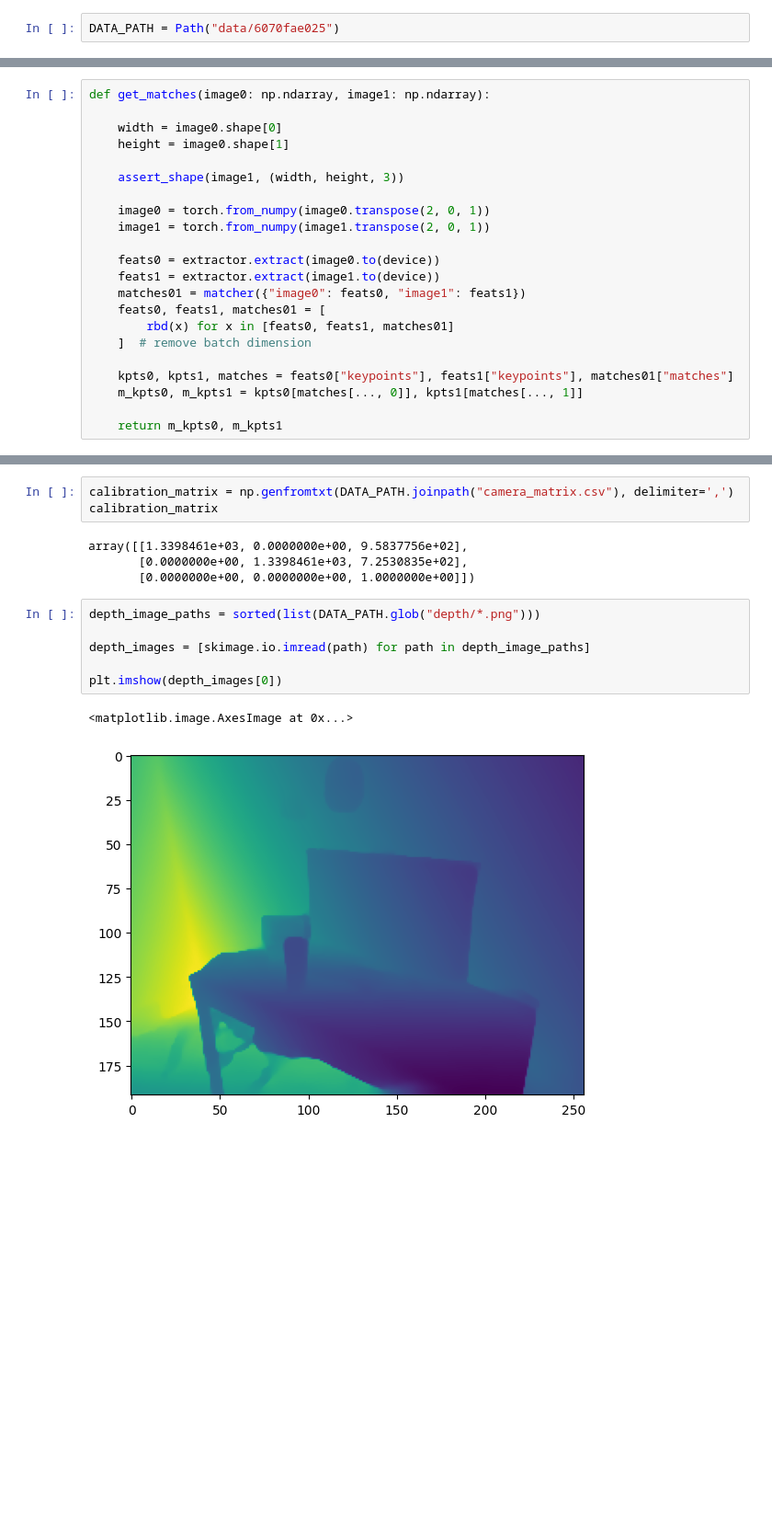
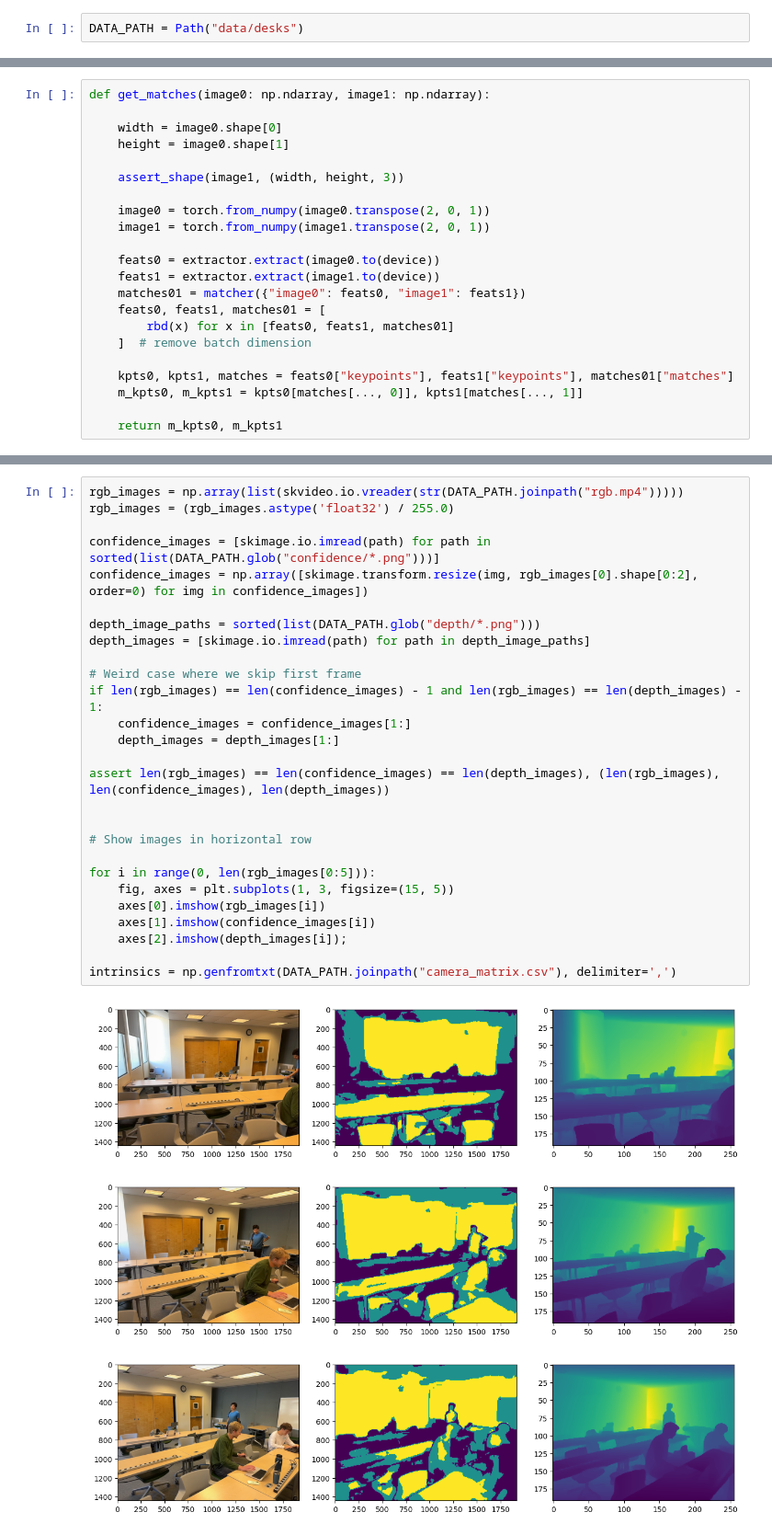
Before and after one commit to StarDylan/Xtractofuse, a Jupyter notebook: ransac_point_cloud_generator.ipynb, the cells around one changed output, grey strips where cells are left out. Shown: that part at 92% size. Drawn from its saved outputs; the diff is of its cells as text; blank space fills up the shorter version.

```diff
--- a/ransac_point_cloud_generator.ipynb
+++ b/ransac_point_cloud_generator.ipynb
@@ -35,7 +36,7 @@ Jupyter environment detected. Enabling Open3D WebVisualizer.
 [Open3D INFO] WebRTC GUI backend enabled.
 [Open3D INFO] WebRTCWindowSystem: HTTP handshake server disabled.
 # %%
-DATA_PATH = Path("data/6070fae025")
+DATA_PATH = Path("data/desks")
 # %%
 device = torch.device("cuda" if torch.cuda.is_available() else "cpu")  # 'mps', 'cpu'
 
@@ -118,19 +67,34 @@ viz2d.plot_matches(m_kpts0, m_kpts1, color="lime", lw=0.2)
-# %%
-calibration_matrix = np.genfromtxt(DATA_PATH.joinpath("camera_matrix.csv"), delimiter=',')
-calibration_matrix
-# %% [output]
-array([[1.3398461e+03, 0.0000000e+00, 9.5837756e+02],
-       [0.0000000e+00, 1.3398461e+03, 7.2530835e+02],
-       [0.0000000e+00, 0.0000000e+00, 1.0000000e+00]])
-# %%
-depth_image_paths = sorted(list(DATA_PATH.glob("depth/*.png")))
-
-depth_images = [skimage.io.imread(path) for path in depth_image_paths]
-
-plt.imshow(depth_images[0])
-# %% [output]
-<matplotlib.image.AxesImage at 0x...>
-[figure, removed]
+# %%
+rgb_images = np.array(list(skvideo.io.vreader(str(DATA_PATH.joinpath("rgb.mp4")))))
+rgb_images = (rgb_images.astype('float32') / 255.0)
+
+confidence_images = [skimage.io.imread(path) for path in sorted(list(DATA_PATH.glob("confidence/*.png")))]
+confidence_images = np.array([skimage.transform.resize(img, rgb_images[0].shape[0:2], order=0) for img in confidence_images])
+
+depth_image_paths = sorted(list(DATA_PATH.glob("depth/*.png")))
+depth_images = [skimage.io.imread(path) for path in depth_image_paths]
+
+# Weird case where we skip first frame
+if len(rgb_images) == len(confidence_images) - 1 and len(rgb_images) == len(depth_images) - 1:
+    confidence_images = confidence_images[1:]
+    depth_images = depth_images[1:]
+
+assert len(rgb_images) == len(confidence_images) == len(depth_images), (len(rgb_images), len(confidence_images), len(depth_images))
+
+
+# Show images in horizontal row
+
+for i in range(0, len(rgb_images[0:5])):
+    fig, axes = plt.subplots(1, 3, figsize=(15, 5))
+    axes[0].imshow(rgb_images[i])
+    axes[1].imshow(confidence_images[i])
+    axes[2].imshow(depth_images[i]);
+
+intrinsics = np.genfromtxt(DATA_PATH.joinpath("camera_matrix.csv"), delimiter=',')
+# %% [output]
+[figure, added]
+[figure, added]
+[figure, added]
 # %%
 def points_2d_to_3d(points_homogenous_2d: np.ndarray, depths: np.ndarray, calibration_matrix: np.ndarray) -> np.ndarray:
 
```
Also changed, not shown: parts of 8 cells of this notebook.
